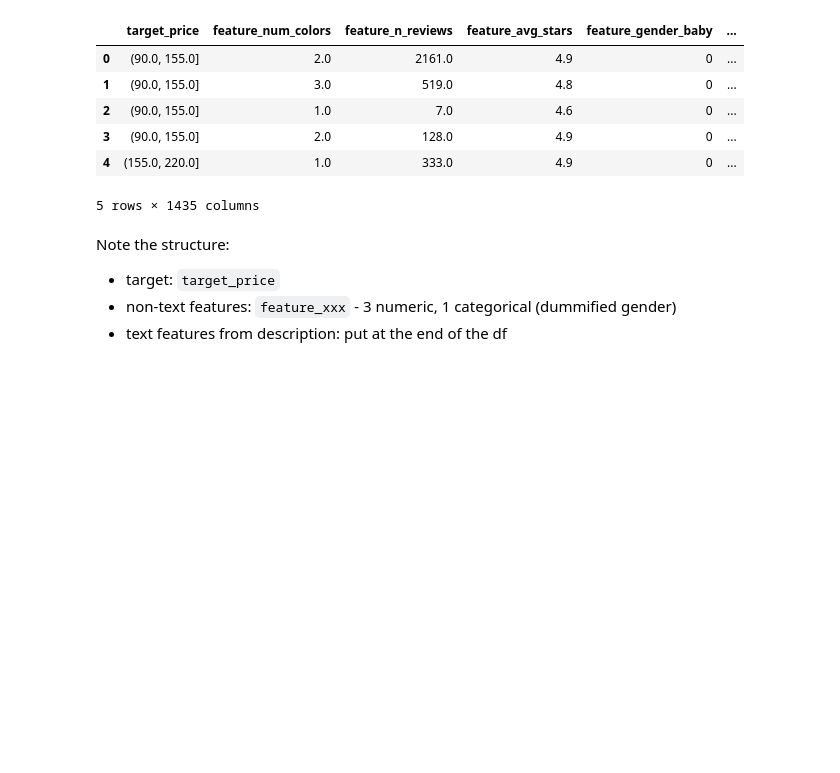
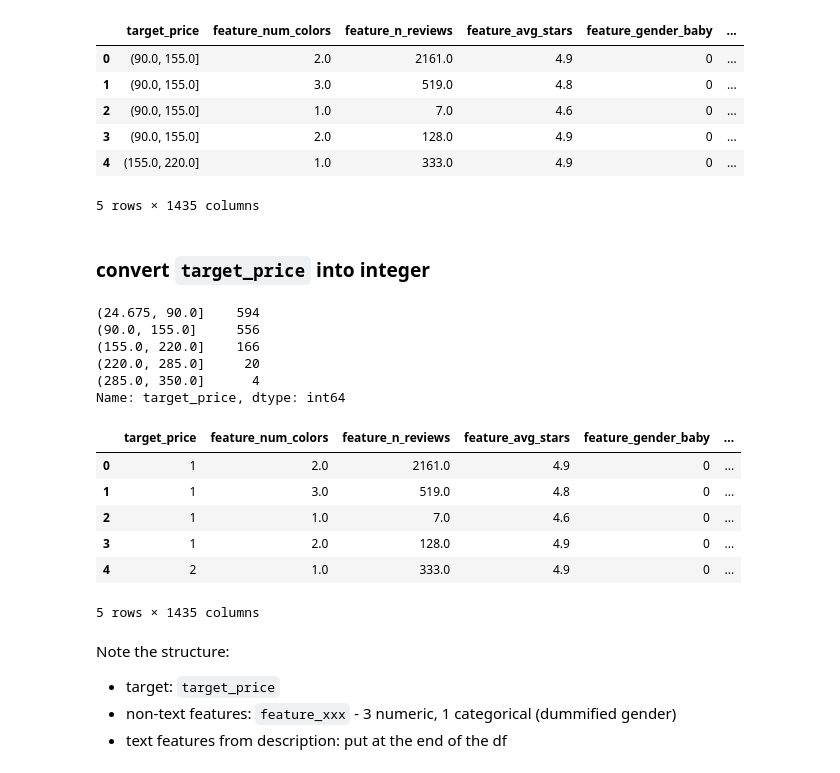
Before and after one commit to jasonkyungkim/nike_adidas_shoes, a Jupyter notebook: nike_eda.ipynb, the cells around one changed output. Drawn from its saved outputs; the diff is of its cells as text; code cells hidden in the pictures; blank space fills up the shorter version.

```diff
--- a/nike_eda.ipynb
+++ b/nike_eda.ipynb
@@ -322,6 +322,6 @@ df_processed['price']
 Name: price, Length: 1340, dtype: category
 Categories (5, interval[float64, right]): [(24.675, 90.0] < (90.0, 155.0] < (155.0, 220.0] < (220.0, 285.0] < (285.0, 350.0]]
 # %%
-df_processed['price'] = df_processed['price'].astype('string')
+# df_processed['price'] = df_processed['price'].astype('string')
 # %% [markdown]
 ## Naive Bayes Model of `price ~ bag_of_words(description)`
@@ -569,6 +572,31 @@ df_model.head()
 | 3 | (90.0, 155.0] | 2.0 | 128.0 | 4.9 | 0 | ... |
 | 4 | (155.0, 220.0] | 1.0 | 333.0 | 4.9 | 0 | ... |
 5 rows × 1435 columns
+# %% [markdown]
+### convert `target_price` into integer
+# %%
+# the original labels
+df_model['target_price'].value_counts()
+# %% [output]
+(24.675, 90.0]    594
+(90.0, 155.0]     556
+(155.0, 220.0]    166
+(220.0, 285.0]     20
+(285.0, 350.0]      4
+Name: target_price, dtype: int64
+# %%
+# label to int
+df_model['target_price'] = df_model['target_price'].astype('category').cat.codes
+# %%
+df_model.head()
+# %% [output]
+|  | target_price | feature_num_colors | feature_n_reviews | feature_avg_stars | feature_gender_baby | ... |
+| 0 | 1 | 2.0 | 2161.0 | 4.9 | 0 | ... |
+| 1 | 1 | 3.0 | 519.0 | 4.8 | 0 | ... |
+| 2 | 1 | 1.0 | 7.0 | 4.6 | 0 | ... |
+| 3 | 1 | 2.0 | 128.0 | 4.9 | 0 | ... |
+| 4 | 2 | 1.0 | 333.0 | 4.9 | 0 | ... |
+5 rows × 1435 columns
 # %% [markdown]
 Note the structure:
 
```
Also changed, not shown: parts of 2 cells of this notebook, 3 other files.
